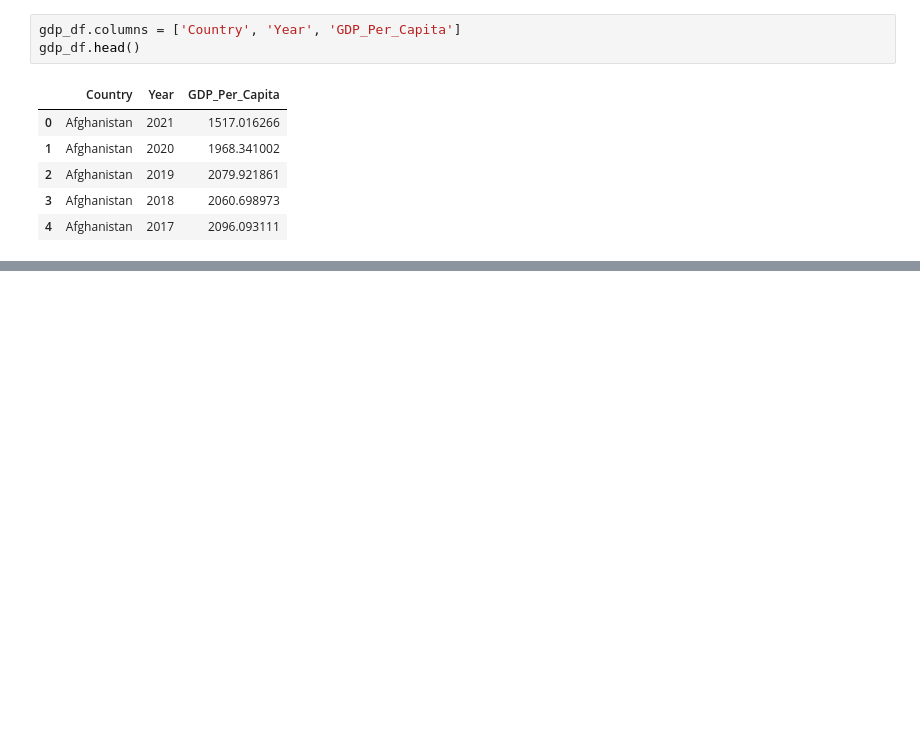
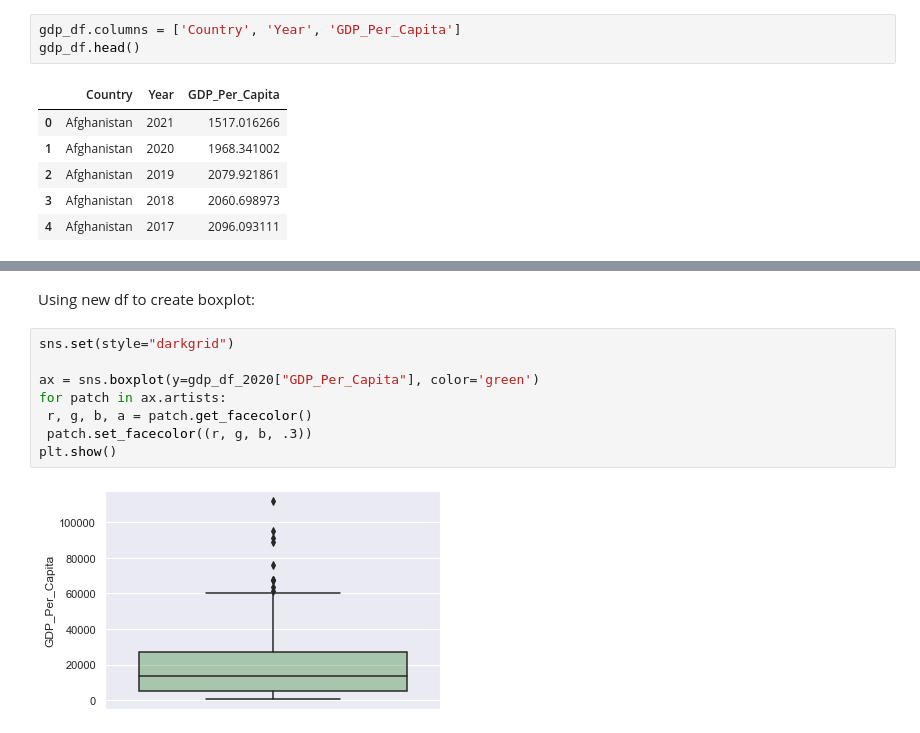
Before and after one commit to NSS-Data-Analytics-Cohort-10/gdp-and-internet-usage-t-white-21, a Jupyter notebook: notebook/un_project.ipynb, the cells around one changed output, grey strips where cells are left out. Cells and saved outputs as stored; diff of their text form; blank space fills up the shorter version.

```diff
--- a/notebook/un_project.ipynb
+++ b/notebook/un_project.ipynb
@@ -75,0 +114,12 @@ dtype: object
+# %% [markdown]
+Using new df to create boxplot:
+# %%
+sns.set(style="darkgrid")
+
+ax = sns.boxplot(y=gdp_df_2020["GDP_Per_Capita"], color='green')
+for patch in ax.artists:
+ r, g, b, a = patch.get_facecolor()
+ patch.set_facecolor((r, g, b, .3))
+plt.show()
+# %% [output]
+[figure, added]
```
Also changed, not shown: parts of 24 cells of this notebook.
